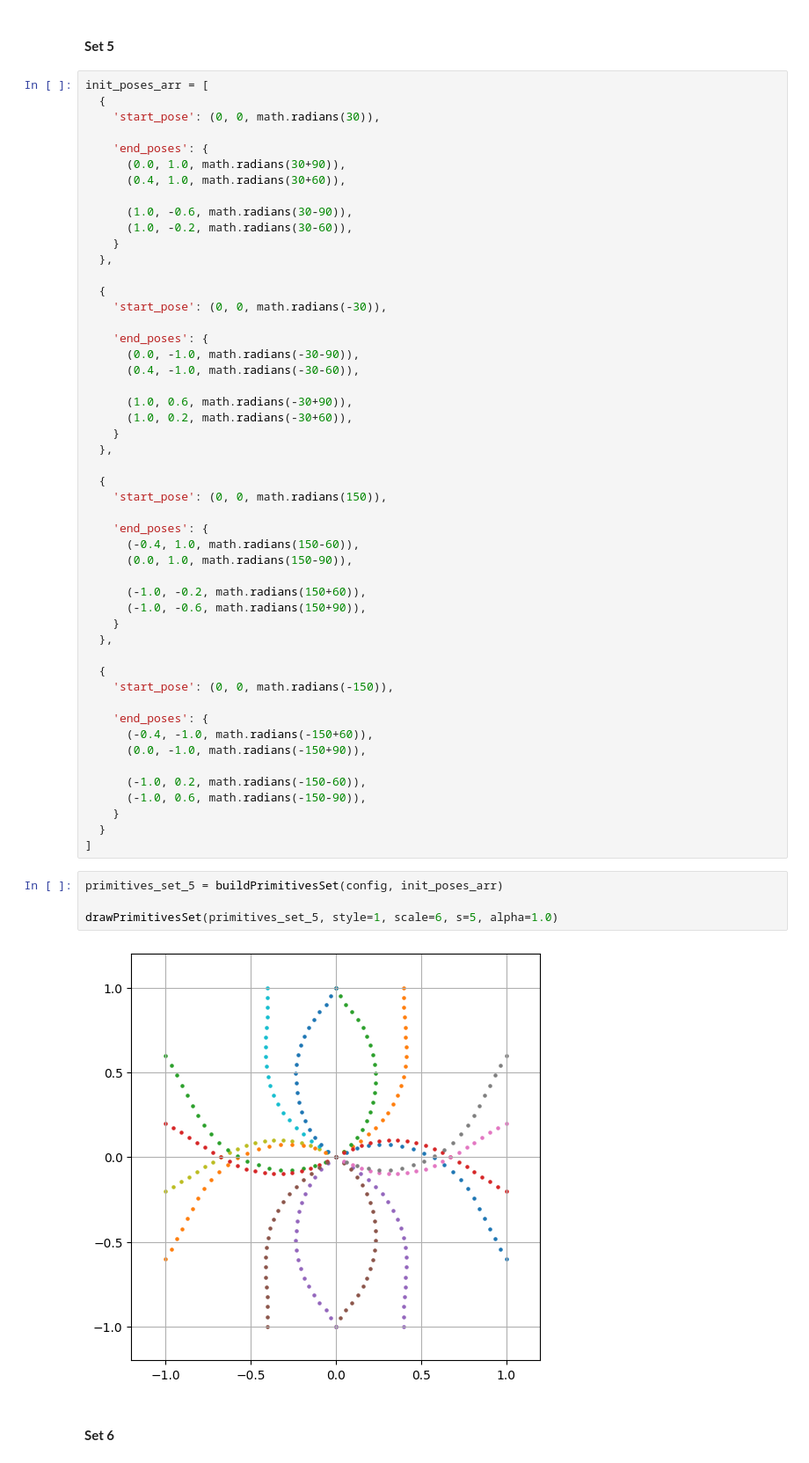
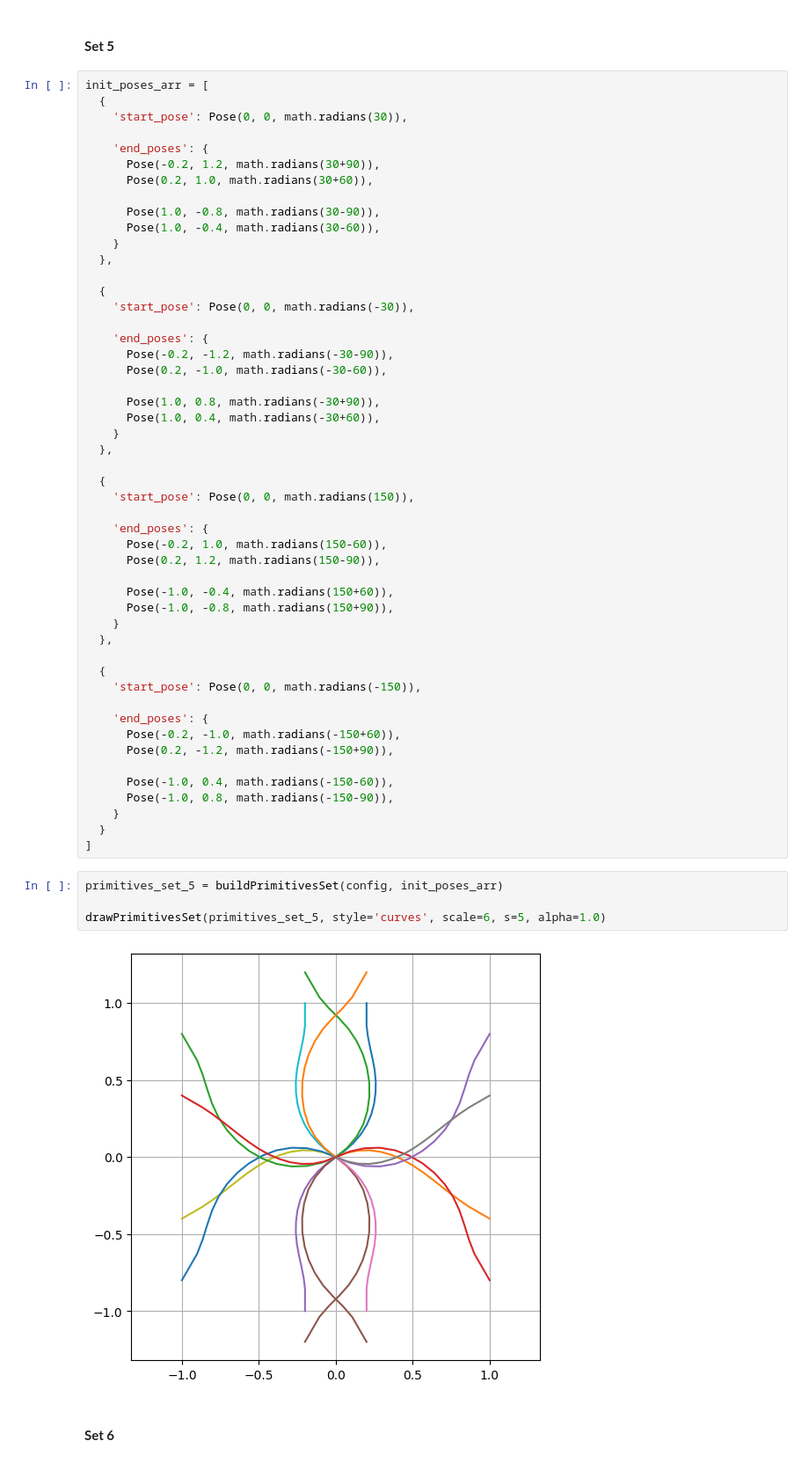
Before and after one commit to robotics-laboratory/truck, a Jupyter notebook: packages/planner/primitives.ipynb, the cells around one changed output. Shown: that part at 88% size. Cells and saved outputs as stored; diff of their text form.

```diff
--- a/packages/planner/primitives.ipynb
+++ b/packages/planner/primitives.ipynb
@@ -522,59 +556,59 @@ drawPrimitivesSet(primitives_set_4, style=1, scale=6, s=5, alpha=1.0)
 # %%
 init_poses_arr = [
   {
-    'start_pose': (0, 0, math.radians(30)),
+    'start_pose': Pose(0, 0, math.radians(30)),
 
     'end_poses': {
-      (0.0, 1.0, math.radians(30+90)),
-      (0.4, 1.0, math.radians(30+60)),
+      Pose(-0.2, 1.2, math.radians(30+90)),
+      Pose(0.2, 1.0, math.radians(30+60)),
 
-      (1.0, -0.6, math.radians(30-90)),
-      (1.0, -0.2, math.radians(30-60)),
+      Pose(1.0, -0.8, math.radians(30-90)),
+      Pose(1.0, -0.4, math.radians(30-60)),
     }
   },
 
   {
-    'start_pose': (0, 0, math.radians(-30)),
+    'start_pose': Pose(0, 0, math.radians(-30)),
 
     'end_poses': {
-      (0.0, -1.0, math.radians(-30-90)),
-      (0.4, -1.0, math.radians(-30-60)),
+      Pose(-0.2, -1.2, math.radians(-30-90)),
+      Pose(0.2, -1.0, math.radians(-30-60)),
 
-      (1.0, 0.6, math.radians(-30+90)),
-      (1.0, 0.2, math.radians(-30+60)),
+      Pose(1.0, 0.8, math.radians(-30+90)),
+      Pose(1.0, 0.4, math.radians(-30+60)),
     }
   },
 
   {
-    'start_pose': (0, 0, math.radians(150)),
+    'start_pose': Pose(0, 0, math.radians(150)),
 
     'end_poses': {
-      (-0.4, 1.0, math.radians(150-60)),
-      (0.0, 1.0, math.radians(150-90)),
+      Pose(-0.2, 1.0, math.radians(150-60)),
+      Pose(0.2, 1.2, math.radians(150-90)),
 
-      (-1.0, -0.2, math.radians(150+60)),
-      (-1.0, -0.6, math.radians(150+90)),
+      Pose(-1.0, -0.4, math.radians(150+60)),
+      Pose(-1.0, -0.8, math.radians(150+90)),
     }
   },
 
   {
-    'start_pose': (0, 0, math.radians(-150)),
+    'start_pose': Pose(0, 0, math.radians(-150)),
 
     'end_poses': {
-      (-0.4, -1.0, math.radians(-150+60)),
-      (0.0, -1.0, math.radians(-150+90)),
+      Pose(-0.2, -1.0, math.radians(-150+60)),
+      Pose(0.2, -1.2, math.radians(-150+90)),
 
-      (-1.0, 0.2, math.radians(-150-60)),
-      (-1.0, 0.6, math.radians(-150-90)),
+      Pose(-1.0, 0.4, math.radians(-150-60)),
+      Pose(-1.0, 0.8, math.radians(-150-90)),
     }
   }
 ]
 # %%
 primitives_set_5 = buildPrimitivesSet(config, init_poses_arr)
 
-drawPrimitivesSet(primitives_set_5, style=1, scale=6, s=5, alpha=1.0)
+drawPrimitivesSet(primitives_set_5, style='curves', scale=6, s=5, alpha=1.0)
 # %% [output]
-[figure, old version]
+[figure, new version]
 # %% [markdown]
 #### **Set 6**
 # %%
```
Also changed, not shown: parts of 34 cells of this notebook, 2 other files.
